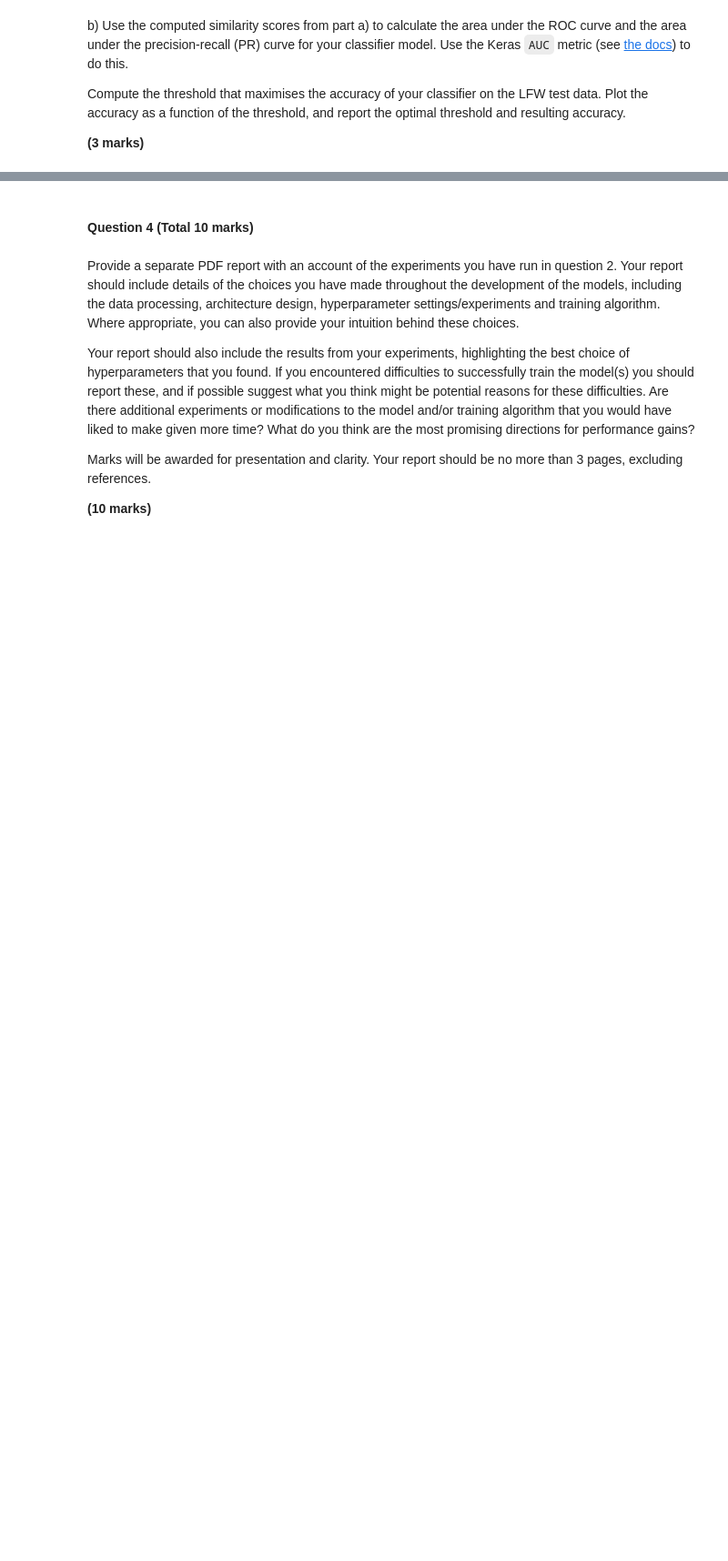
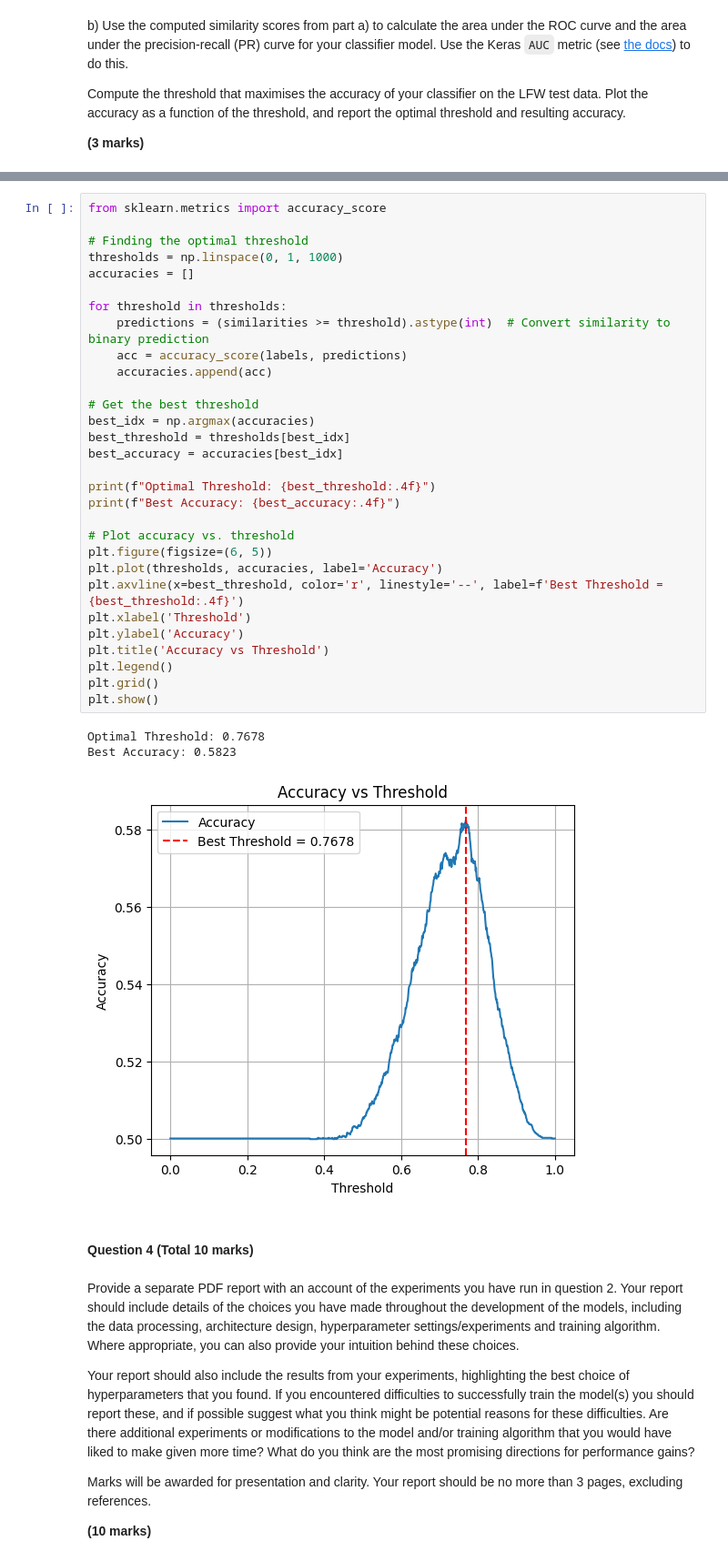
Before and after one commit to JackxTong/DL_TensorFlow_Imperial, a Jupyter notebook: CW1/Summative assessment 1.ipynb, the cells around one changed output, grey strips where cells are left out. Shown: that part at 91% size. Drawn from its saved outputs; the diff is of its cells as text; blank space fills up the shorter version.

```diff
--- a/CW1/Summative assessment 1.ipynb
+++ b/CW1/Summative assessment 1.ipynb
@@ -567,3 +1140,37 @@ Compute the threshold that maximises the accuracy of your classifier on the LFW
+# %%
+from sklearn.metrics import accuracy_score
+
+# Finding the optimal threshold
+thresholds = np.linspace(0, 1, 1000)
+accuracies = []
+
+for threshold in thresholds:
+    predictions = (similarities >= threshold).astype(int)  # Convert similarity to binary prediction
+    acc = accuracy_score(labels, predictions)
+    accuracies.append(acc)
+
+# Get the best threshold
+best_idx = np.argmax(accuracies)
+best_threshold = thresholds[best_idx]
+best_accuracy = accuracies[best_idx]
+
+print(f"Optimal Threshold: {best_threshold:.4f}")
+print(f"Best Accuracy: {best_accuracy:.4f}")
+
+# Plot accuracy vs. threshold
+plt.figure(figsize=(6, 5))
+plt.plot(thresholds, accuracies, label='Accuracy')
+plt.axvline(x=best_threshold, color='r', linestyle='--', label=f'Best Threshold = {best_threshold:.4f}')
+plt.xlabel('Threshold')
+plt.ylabel('Accuracy')
+plt.title('Accuracy vs Threshold')
+plt.legend()
+plt.grid()
+plt.show()
+# %% [output]
+Optimal Threshold: 0.7678
+Best Accuracy: 0.5823
+[figure, added]
 # %% [markdown]
 #### Question 4 (Total 10 marks)
 # %% [markdown]
```
Also changed, not shown: parts of 33 cells of this notebook, 35 other files.
